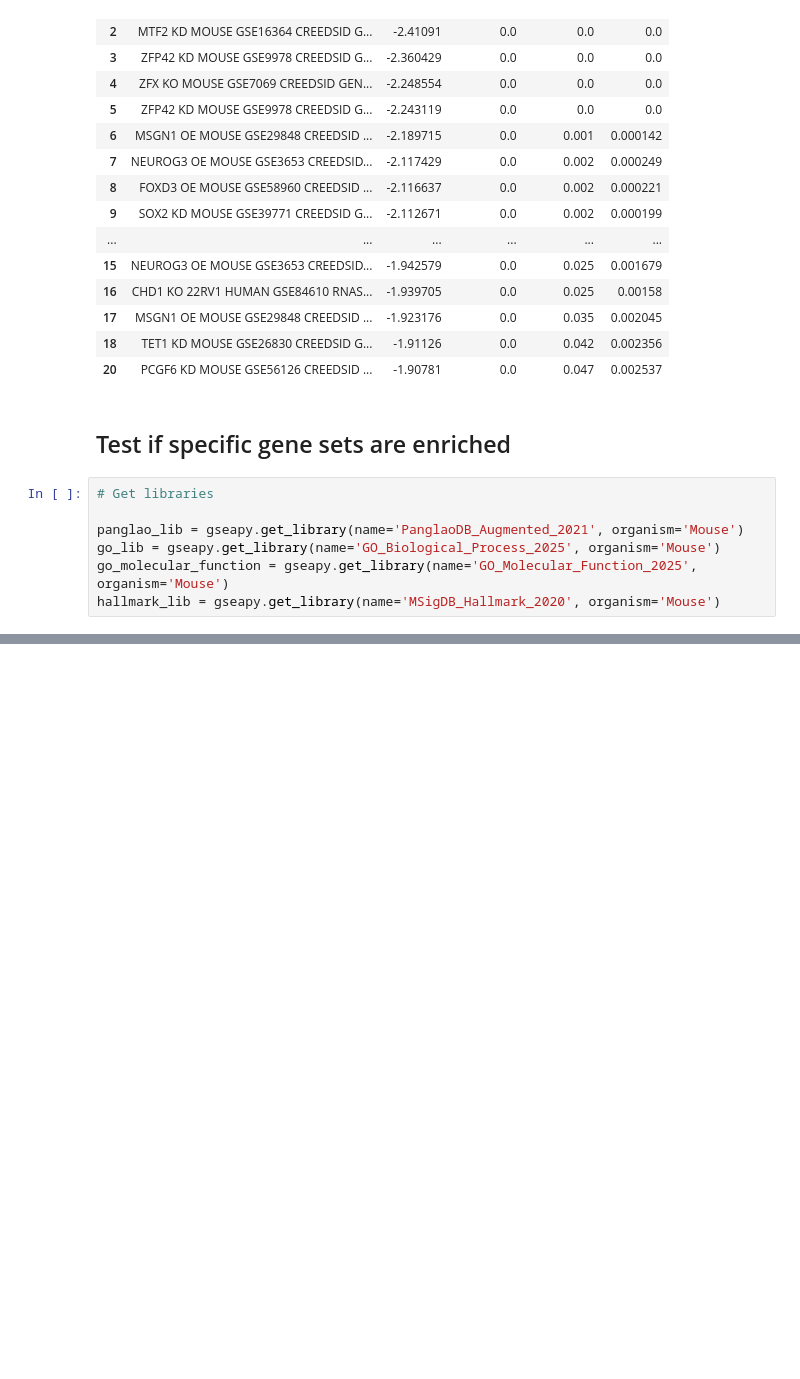
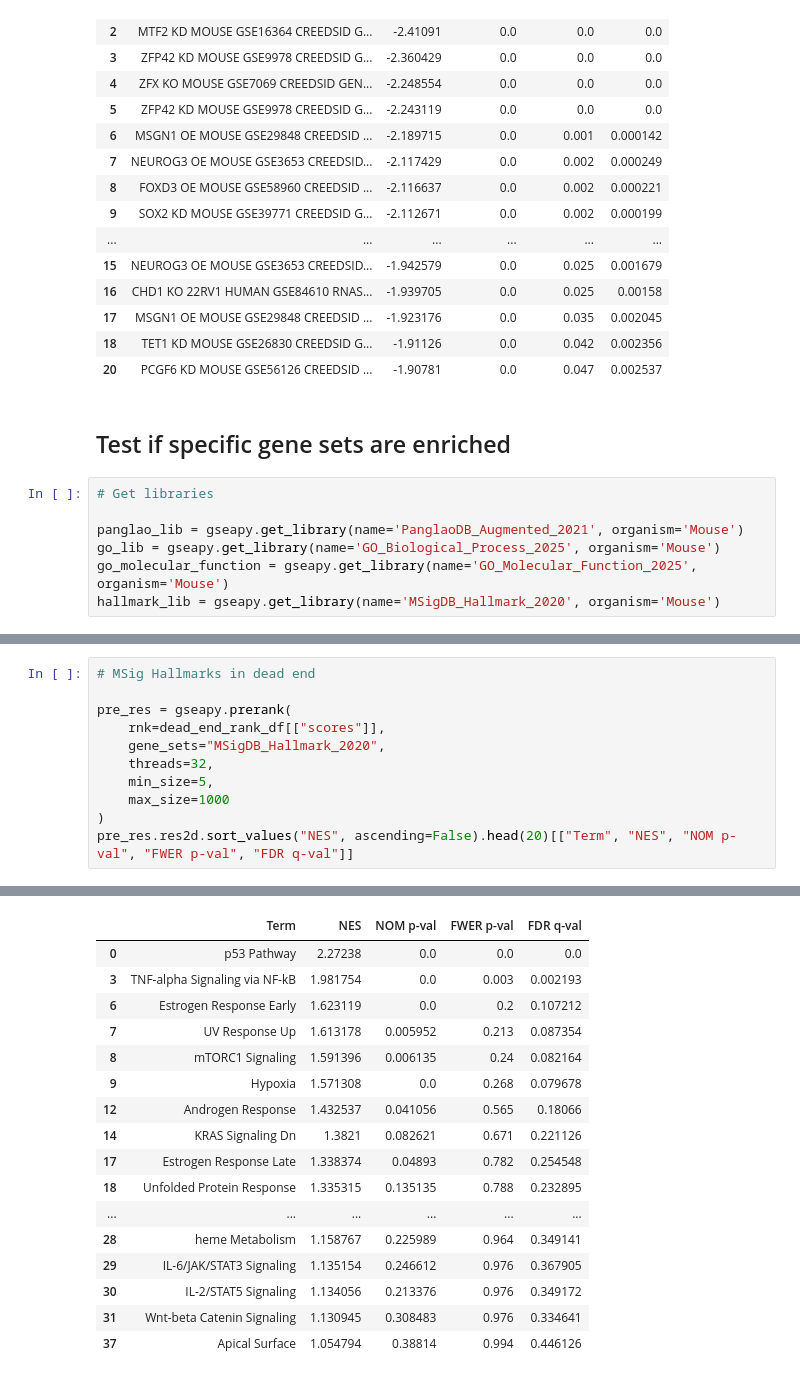
Before and after one commit to logolyte/hic2_masters_project, a Jupyter notebook: Gene ontology analysis version 4.ipynb, the cells around one changed output, grey strips where cells are left out. Cells and saved outputs as stored; diff of their text form; blank space fills up the shorter version.

```diff
--- a/Gene ontology analysis version 4.ipynb
+++ b/Gene ontology analysis version 4.ipynb
@@ -527,0 +781,12 @@ The order of those genes will be arbitrary, which may produce unexpected results
+# %%
+# MSig Hallmarks in dead end
+
+pre_res = gseapy.prerank(
+    rnk=dead_end_rank_df[["scores"]],
+    gene_sets="MSigDB_Hallmark_2020",
+    threads=32,
+    min_size=5,
+    max_size=1000
+)
+pre_res.res2d.sort_values("NES", ascending=False).head(20)[["Term", "NES", "NOM p-val", "FWER p-val", "FDR q-val"]]
+# %% [output]
@@ -527,0 +795,17 @@ The order of those genes will be arbitrary, which may produce unexpected results
+|  | Term | NES | NOM p-val | FWER p-val | FDR q-val |
+| 0 | p53 Pathway | 2.27238 | 0.0 | 0.0 | 0.0 |
+| 3 | TNF-alpha Signaling via NF-kB | 1.981754 | 0.0 | 0.003 | 0.002193 |
+| 6 | Estrogen Response Early | 1.623119 | 0.0 | 0.2 | 0.107212 |
+| 7 | UV Response Up | 1.613178 | 0.005952 | 0.213 | 0.087354 |
+| 8 | mTORC1 Signaling | 1.591396 | 0.006135 | 0.24 | 0.082164 |
+| 9 | Hypoxia | 1.571308 | 0.0 | 0.268 | 0.079678 |
+| 12 | Androgen Response | 1.432537 | 0.041056 | 0.565 | 0.18066 |
+| 14 | KRAS Signaling Dn | 1.3821 | 0.082621 | 0.671 | 0.221126 |
+| 17 | Estrogen Response Late | 1.338374 | 0.04893 | 0.782 | 0.254548 |
+| 18 | Unfolded Protein Response | 1.335315 | 0.135135 | 0.788 | 0.232895 |
+| ... | ... | ... | ... | ... | ... |
+| 28 | heme Metabolism | 1.158767 | 0.225989 | 0.964 | 0.349141 |
+| 29 | IL-6/JAK/STAT3 Signaling | 1.135154 | 0.246612 | 0.976 | 0.367905 |
+| 30 | IL-2/STAT5 Signaling | 1.134056 | 0.213376 | 0.976 | 0.349172 |
+| 31 | Wnt-beta Catenin Signaling | 1.130945 | 0.308483 | 0.976 | 0.334641 |
+| 37 | Apical Surface | 1.054794 | 0.38814 | 0.994 | 0.446126 |
```
Also changed, not shown: parts of 43 cells of this notebook, 2 other files.
